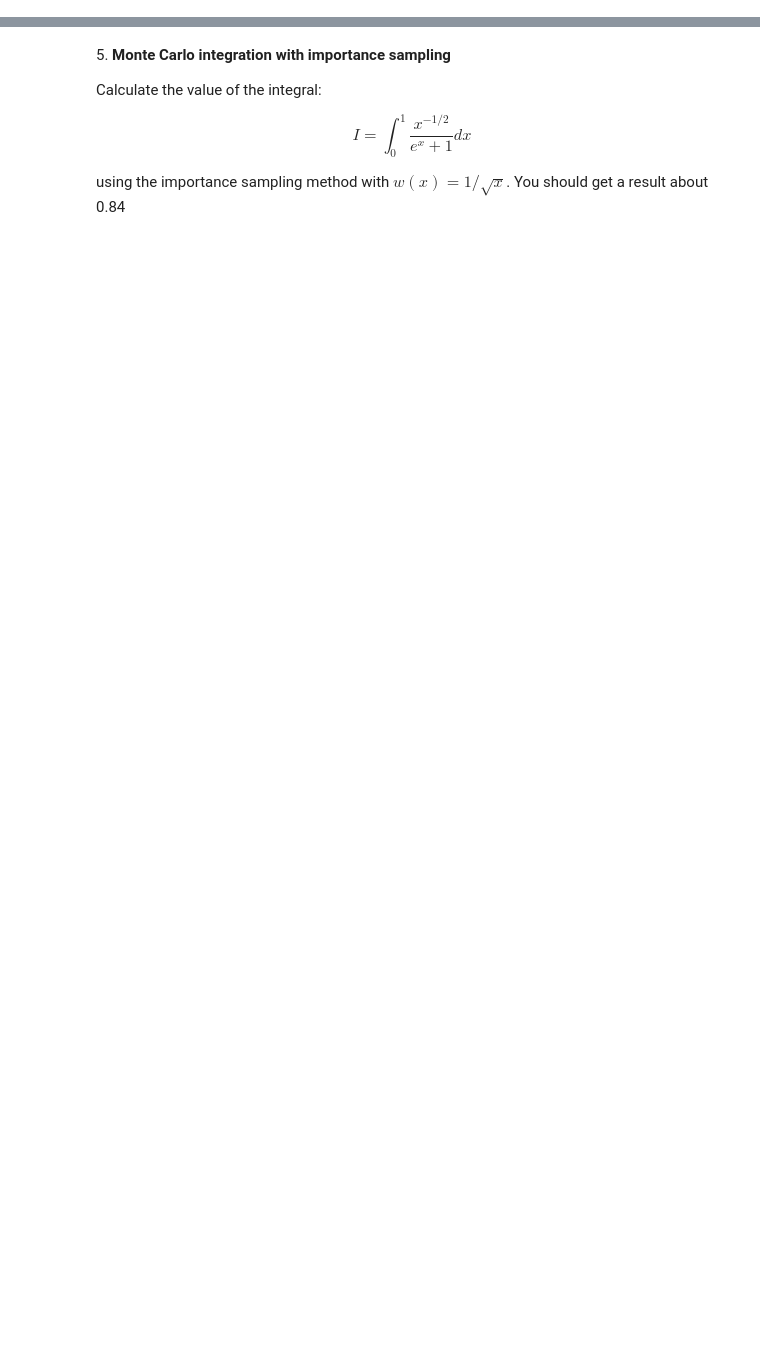
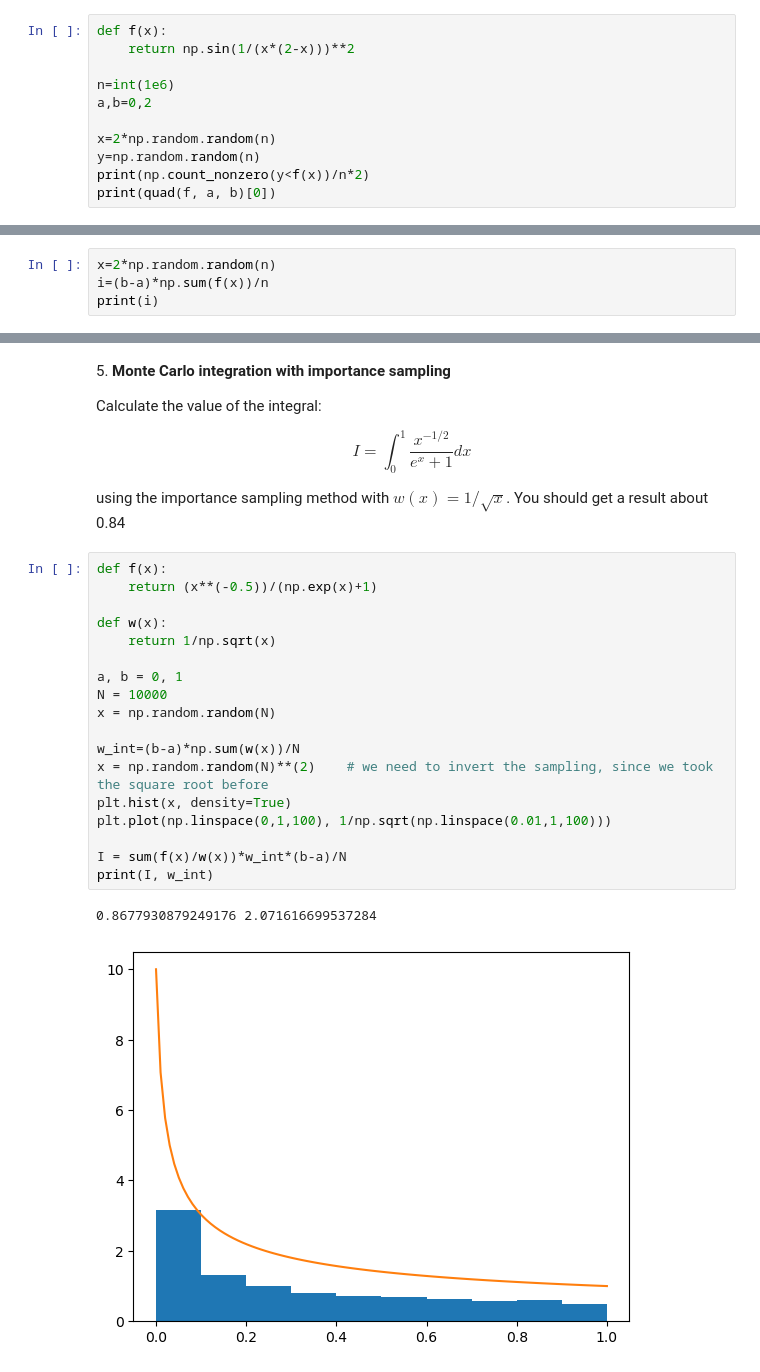
Before and after one commit to tommaso-bertola/LaboratoryOfComputationalPhysics_Y5, a Jupyter notebook: 10ex_MonteCarlo.ipynb, the cells around one changed output, grey strips where cells are left out. Drawn from its saved outputs; the diff is of its cells as text; blank space fills up the shorter version.

```diff
--- a/10ex_MonteCarlo.ipynb
+++ b/10ex_MonteCarlo.ipynb
@@ -67,3 +93,14 @@ $$f(x) =\sin^2{\frac{1}{x(2-x)}}$$
 
 * Compute the integral of $f(x)$ between 0 and 2 with the hit/miss method. Evaluate the error of your estimate
 * Repeat the integral with the mean value method. Evaluate the error and compare it with the previous one
+# %%
+def f(x):
+    return np.sin(1/(x*(2-x)))**2
+
+n=int(1e6)
+a,b=0,2
+
+x=2*np.random.random(n)
+y=np.random.random(n)
+print(np.count_nonzero(y<f(x))/n*2)
+print(quad(f, a, b)[0])
@@ -69,0 +115,4 @@ $$f(x) =\sin^2{\frac{1}{x(2-x)}}$$
+# %%
+x=2*np.random.random(n)
+i=(b-a)*np.sum(f(x))/n
+print(i)
@@ -93,3 +161,24 @@ I=\int_0^1 \frac{x^{-1/2}}{e^x+1} dx
 $$
 
 using the importance sampling method with $w(x)=1/\sqrt{x}$. You should get a result about 0.84
+# %%
+def f(x):
+    return (x**(-0.5))/(np.exp(x)+1)
+
+def w(x):
+    return 1/np.sqrt(x)
+
+a, b = 0, 1
+N = 10000
+x = np.random.random(N)
+
+w_int=(b-a)*np.sum(w(x))/N
+x = np.random.random(N)**(2)    # we need to invert the sampling, since we took the square root before
+plt.hist(x, density=True)
+plt.plot(np.linspace(0,1,100), 1/np.sqrt(np.linspace(0.01,1,100)))
+
+I = sum(f(x)/w(x))*w_int*(b-a)/N
+print(I, w_int)
+# %% [output]
+0.8677930879249176 2.071616699537284
+[figure, added]
```
Also changed, not shown: parts of 8 cells of this notebook, 10 other files.
